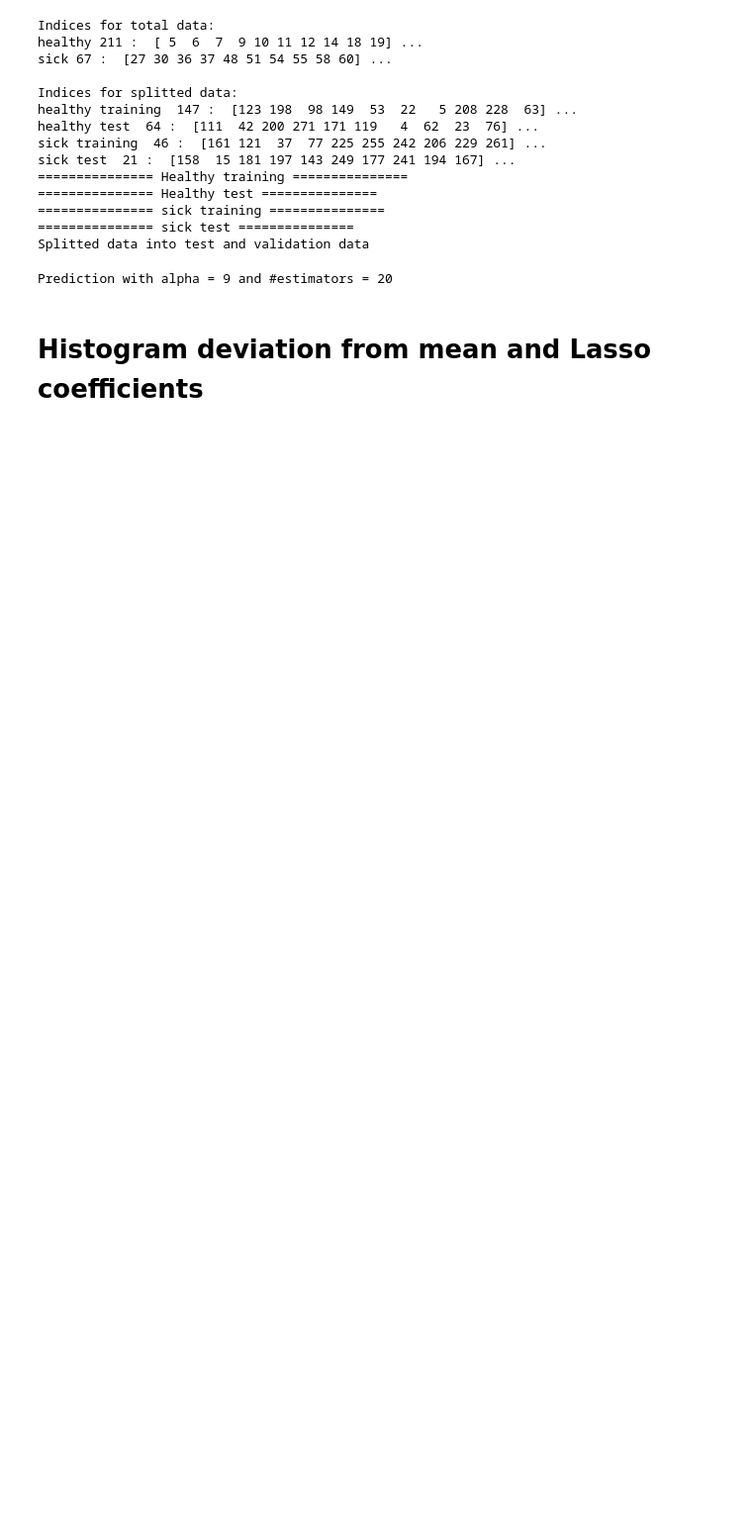
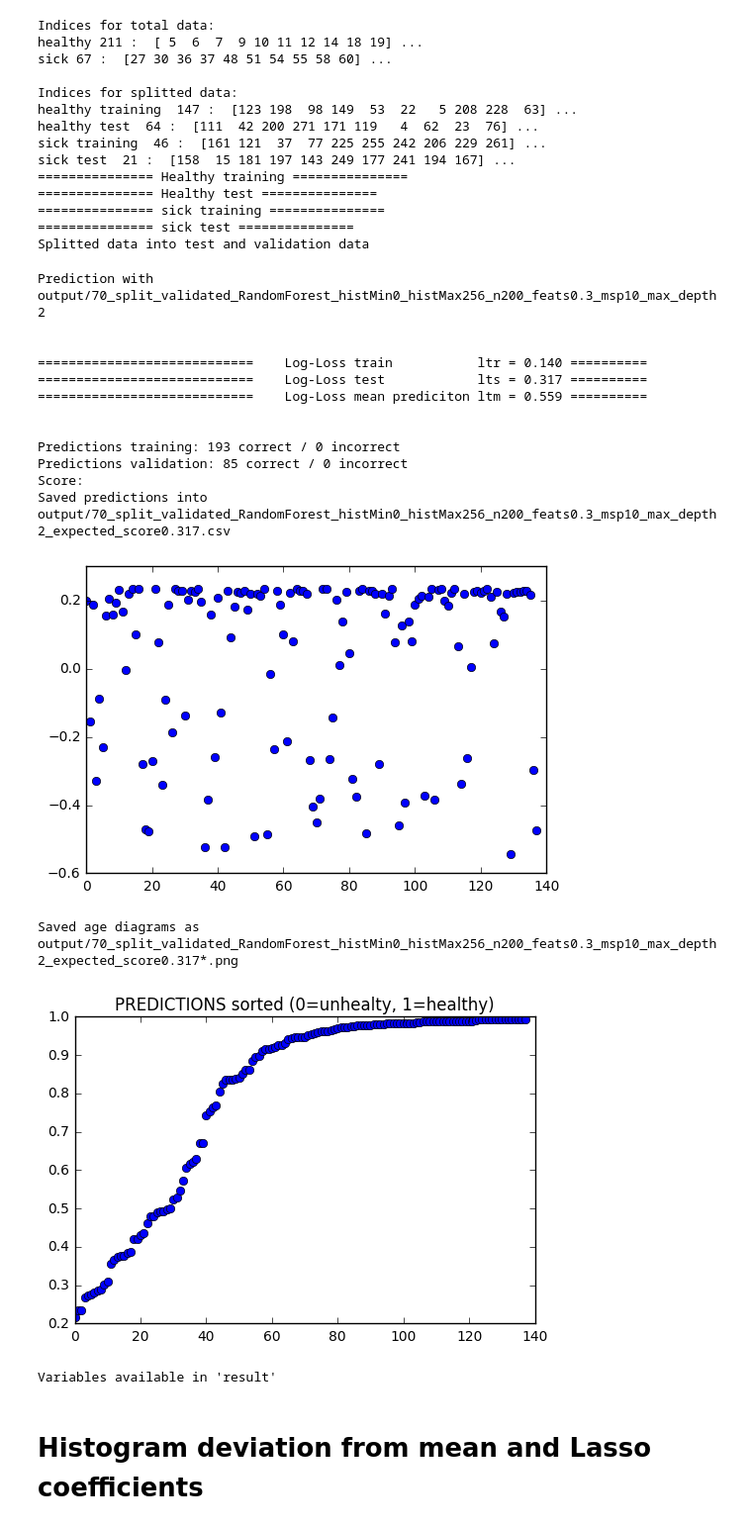
Before and after one commit to GollyTicker/orel-ml, a Jupyter notebook: validated-Many-Histograms.ipynb, the cells around one changed output. Shown at 99% size. Saved outputs shown, nothing was run; the diff lists cells and outputs as text; code cells hidden in the pictures; blank space fills up the shorter version.

Commit message:
random Forest working consistently very well

```diff
--- a/validated-Many-Histograms.ipynb
+++ b/validated-Many-Histograms.ipynb
@@ -16,7 +16,7 @@ from math import sqrt,atan2,pi,ceil,acos,sin,cos
 from orelmisc import n_max,n_test_max,testpre,trainpre,saveCSV,y_org,shape_3d_org
 from preprocess import flatten,flatten_each_sample,loadData,flatten_each_sample,precompute_and_save
 # %%
-prep_ = lambda i: i #if i < 0.9 else 1 # round up at 0.8 improves score :)
+prep_ = lambda i: cap(i) #if i < 0.9 else 1 # round up at 0.8 improves score :)
 def prep(a):
   return map(prep_,a)
 
@@ -84,6 +84,7 @@ bins = np.linspace(1,1800,space)
 sbins = bins[:-1]+1800/space/2
 ds = bStat + nPercentiles + nHists*hSize # sum,sum2,sum3,avg,var,mode, numper of percentiles and histograms
 iHist = bStat + nPercentiles
+idxHist = lambda i: iHist+i*hSize
 
 # plotting util
 def plot3D(matrix,age,health,save_as=None,small=True):
@@ -455,21 +525,22 @@ def makeLinearRegression():
 # %%
 def doStuff(al=15,comps=n_max-1,n_est=120,
             max_depth=7,msplit=10,feats=0.3,samps=0.3,
-            kernel="poly",coef0=1,p=False,deg=3):
+            kernel="rbf",coef0=1,p=False,deg=3,gamma=1.0/600,C=80,n_comps=15,f=0.5,msp=15,hmin=0,hmax=50):
   global prefix,result
   #loadAndPreprocess()
 
   #prefix,model = makeLassoPrediction(al=al)
   #prefix,model = makeAdaDefaultBaseEstimatorPrediction(n_est=n_est,max_depth=max_depth,msplit=msplit)
-  prefix,model = makeAdaLassoPrediction(al=al,n_est=n_est)
-  #prefix,model = kernelSVM(kernel=kernel,coef0=1,probability=p,degree=deg)
+  #prefix,model = makeAdaLassoPrediction(al=al,n_est=n_est)
+  #prefix,model = kernelSVM(kernel=kernel,coef0=coef0,probability=p,degree=deg,gamma=gamma,C=C)
+  #prefix,model = kernelSVMwithDimReduction(kernel=kernel,coef0=coef0,probability=p,degree=deg,gamma=gamma,C=C,n_comps=n_comps)
+  prefix,model = randomForest(n_est=n_est,f=f,msp=msp,max_depth=max_depth,histMin=hmin,histMax=hmax)
   #prefix,model = makeBaggingBoostLassoPrediction(al=al,n_est=n_est,feats=feats,samps=samps)
   #prefix,model = makeSVDLassoPrediction(al=al,comps=comps)
   #prefix,model = makeLassoCVPrediction(cv=3)
   #prefix,model = makeLinearRegression()
   #prefix,model = makeRidgePrediction(al=al)
   #prefix,model = makeGaussianProcess()
-  #prefix,model = make_KPCA_prediction(kernel=kernel,al=al)
 
   # Bagging Lasso works poorly when validated and on the public score. forget this.
   #prefix,model = makeBaggingBoostLassoPrediction(al=al,n_est=n_est,feats=feats,samps=samps)
@@ -499,9 +570,27 @@ def savePrediction():
     savedFilename = saveCSV(map(cap,y_t_pp),prefix)
     print("Saved predictions into %s" % savedFilename)
 # %%
-doStuff(kernel="rbf",coef0=1,deg=1,al=9,n_est=20,max_depth=2,msplit=70)
+doStuff(
+  kernel="sigmoid",gamma=1.0/2,coef0=1,deg=4,al=9,
+  n_est=200,f=0.3,msp=10,max_depth=2,hmin=0,hmax=256,
+  msplit=70,C=1,n_comps=30)
 # %% [output]
-Prediction with alpha = 9 and #estimators = 20
+Prediction with output/70_split_validated_RandomForest_histMin0_histMax256_n200_feats0.3_msp10_max_depth2
+
+
+============================    Log-Loss train           ltr = 0.140 ==========
+============================    Log-Loss test            lts = 0.317 ==========
+============================    Log-Loss mean prediciton ltm = 0.559 ==========
+
+
+Predictions training: 193 correct / 0 incorrect
+Predictions validation: 85 correct / 0 incorrect
+Score:
+Saved predictions into output/70_split_validated_RandomForest_histMin0_histMax256_n200_feats0.3_msp10_max_depth2_expected_score0.317.csv
+[figure, added]
+Saved age diagrams as output/70_split_validated_RandomForest_histMin0_histMax256_n200_feats0.3_msp10_max_depth2_expected_score0.317*.png
+[figure, added]
+Variables available in 'result'
 # %% [markdown]
 # Histogram deviation from mean and Lasso coefficients
 # %%
```
Also changed, not shown: parts of 2 cells of this notebook.
